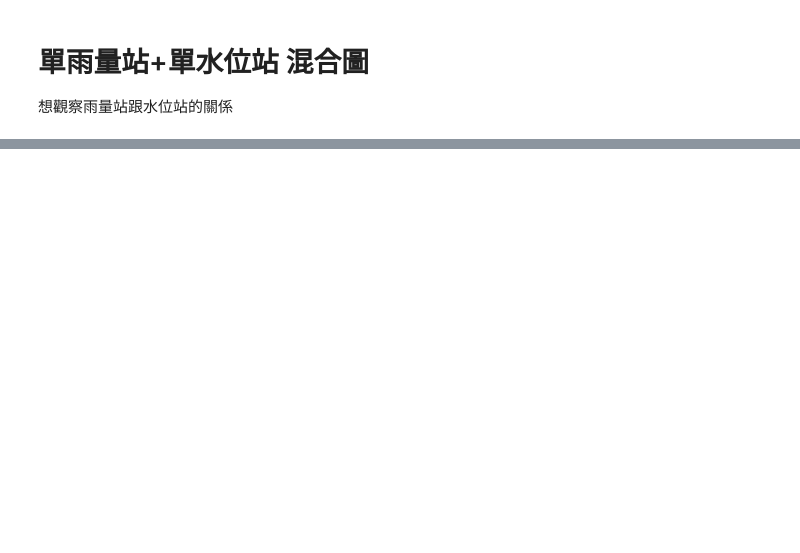
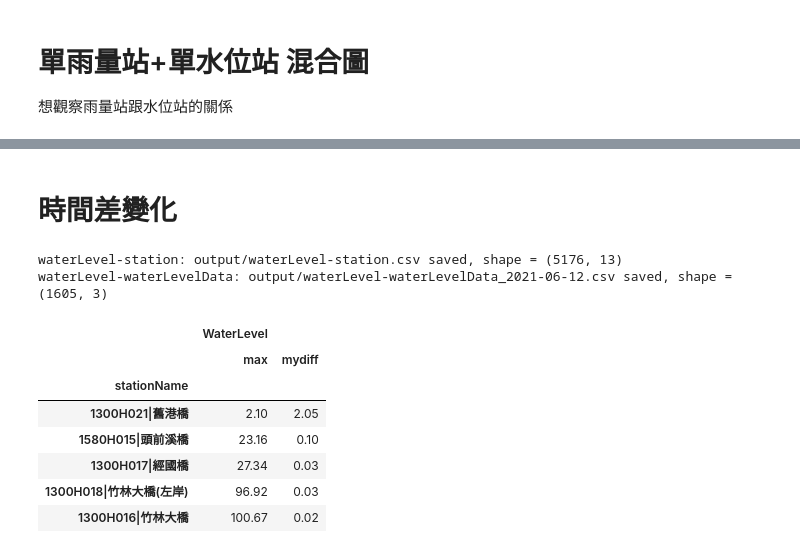
Before and after one commit to wuulong/DevZone, a Jupyter notebook: Codes/riverlog_for_gis.ipynb, the cells around one changed output, grey strips where cells are left out. Drawn from its saved outputs; the diff is of its cells as text; code cells hidden in the pictures; blank space fills up the shorter version.

```diff
--- a/Codes/riverlog_for_gis.ipynb
+++ b/Codes/riverlog_for_gis.ipynb
@@ -488,0 +604,41 @@ waterLevel-waterLevelData: output/waterLevel-waterLevelData_2021-0609.csv saved,
+# %% [markdown]
+# 時間差變化
+# %%
+# 今日水位差
+
+def mydiff(series):
+    values = series.tolist()
+    return max(values)-min(values)
+
+
+def waterLevel_diff(bag,date_str,filter_def=None): #BasinIdentifier,RiverName,stationName
+    waterLevel_load(gd,date_str,True)
+    df_waterLevel_info=gd['waterLevel-station']
+    df_waterLevel = gd['waterLevel-waterLevelData']
+    #print(df_waterLevel.columns)
+
+    if filter_def:
+        cols=filter_def.split("=")
+        #f1=df_waterLevel[cols[0]]==cols[1]
+        f1=df_waterLevel[cols[0]].str.contains(cols[1], na=False) #RiverName 欄位值似乎有問題
+
+        df=df_waterLevel[f1]
+    else:
+        df=df_waterLevel
+
+    df_agg=df.groupby('stationName').agg({'WaterLevel': ['max',mydiff]})
+    return df_agg
+# %%
+df_agg = waterLevel_diff(gd,date.today(),"RiverName=頭前溪") #"BasinIdentifier=1300H013"
+df_agg.sort_values([('WaterLevel', 'mydiff')], ascending=False)
+# %% [output]
+waterLevel-station: output/waterLevel-station.csv saved, shape = (5176, 13)
+waterLevel-waterLevelData: output/waterLevel-waterLevelData_2021-06-12.csv saved, shape = (1605, 3)
+|  | WaterLevel |  |
+|  | max | mydiff |
+| stationName |  |  |
+| 1300H021|舊港橋 | 2.10 | 2.05 |
+| 1580H015|頭前溪橋 | 23.16 | 0.10 |
+| 1300H017|經國橋 | 27.34 | 0.03 |
+| 1300H018|竹林大橋(左岸) | 96.92 | 0.03 |
+| 1300H016|竹林大橋 | 100.67 | 0.02 |
```
Also changed, not shown: parts of 11 cells of this notebook, 1 other file.
